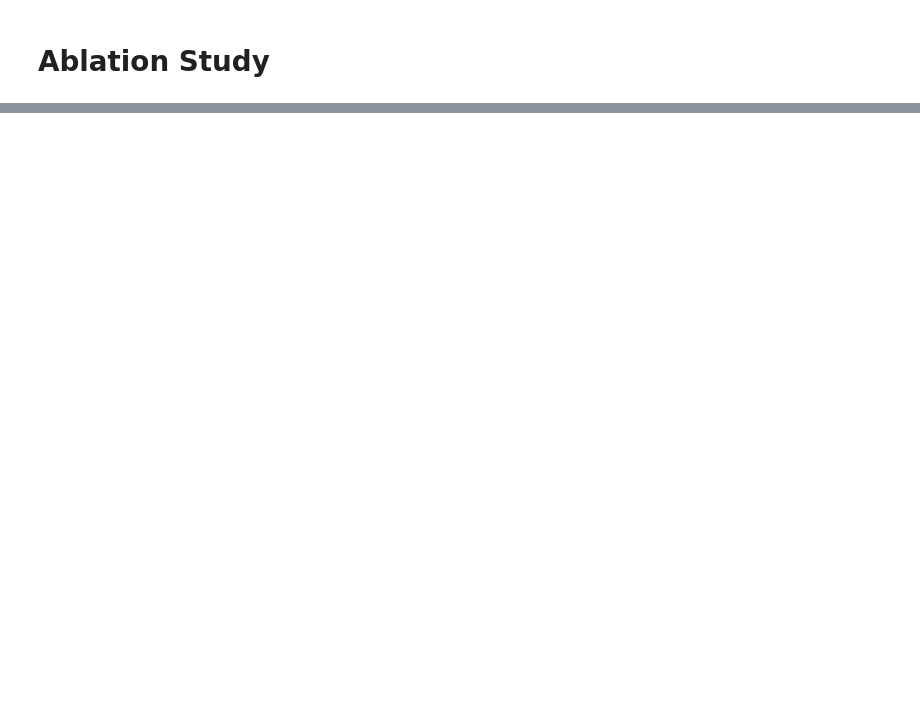
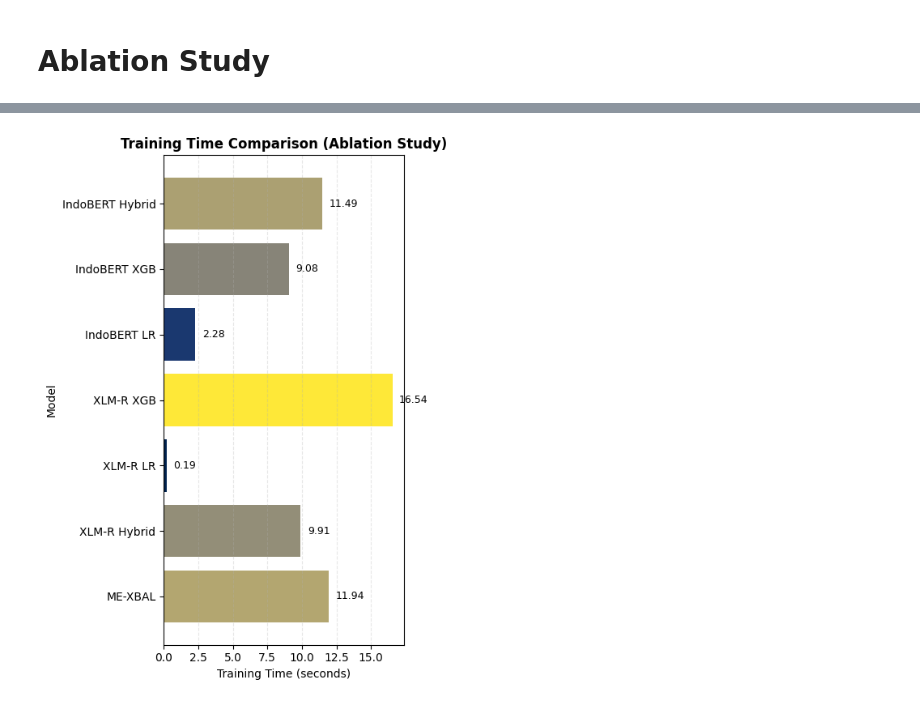
Before and after one commit to rezkanorhafizah/ME-XBal, a Jupyter notebook: semeval-dataset.ipynb, the cells around one changed output, grey strips where cells are left out. Cells and saved outputs as stored; diff of their text form; code cells hidden in the pictures; blank space fills up the shorter version.

Commit message:
add confusion matrix + training inference time

```diff
--- a/semeval-dataset.ipynb
+++ b/semeval-dataset.ipynb
@@ -1154,0 +1420,68 @@ plt.show()
+# %%
+# ==========================================
+# 📊 HORIZONTAL BAR CHART (ABLATION ORDER)
+# ==========================================
+import matplotlib.pyplot as plt
+import numpy as np
+
+# ================================
+# OPTIONAL: FORCE ORDER (RECOMMENDED)
+# ================================
+model_order = [
+    "ME-XBAL",
+    "XLM-R Hybrid",
+    "XLM-R LR",
+    "XLM-R XGB",
+    "IndoBERT LR",
+    "IndoBERT XGB",
+    "IndoBERT Hybrid"
+]
+
+df_time = df_time.set_index("Model").loc[model_order].reset_index()
+
+# ================================
+# DATA
+# ================================
+models = df_time["Model"].values
+train_times = df_time["Training Time (s)"].values
+
+# ================================
+# COLOR (CIVIDIS)
+# ================================
+cmap = plt.cm.cividis
+norm = (train_times - train_times.min()) / (train_times.max() - train_times.min())
+colors = [cmap(n) for n in norm]
+
+# ================================
+# PLOT
+# ================================
+plt.figure(figsize=(5, 7))
+
+bars = plt.barh(models, train_times, color=colors)
+
+# ================================
+# VALUE LABEL
+# ================================
+for bar in bars:
+    width = bar.get_width()
+    plt.text(
+        width + 0.5,
+        bar.get_y() + bar.get_height()/2,
+        f"{width:.2f}",
+        va='center',
+        fontsize=9
+    )
+
+# ================================
+# LABEL & TITLE
+# ================================
+plt.xlabel("Training Time (seconds)")
+plt.ylabel("Model")
+plt.title("Training Time Comparison (Ablation Study)", fontweight='bold')
+
+plt.grid(axis='x', linestyle='--', alpha=0.3)
+
+plt.tight_layout()
+plt.show()
+# %% [output]
+[figure, added]
```
Also changed, not shown: parts of 12 cells of this notebook.
